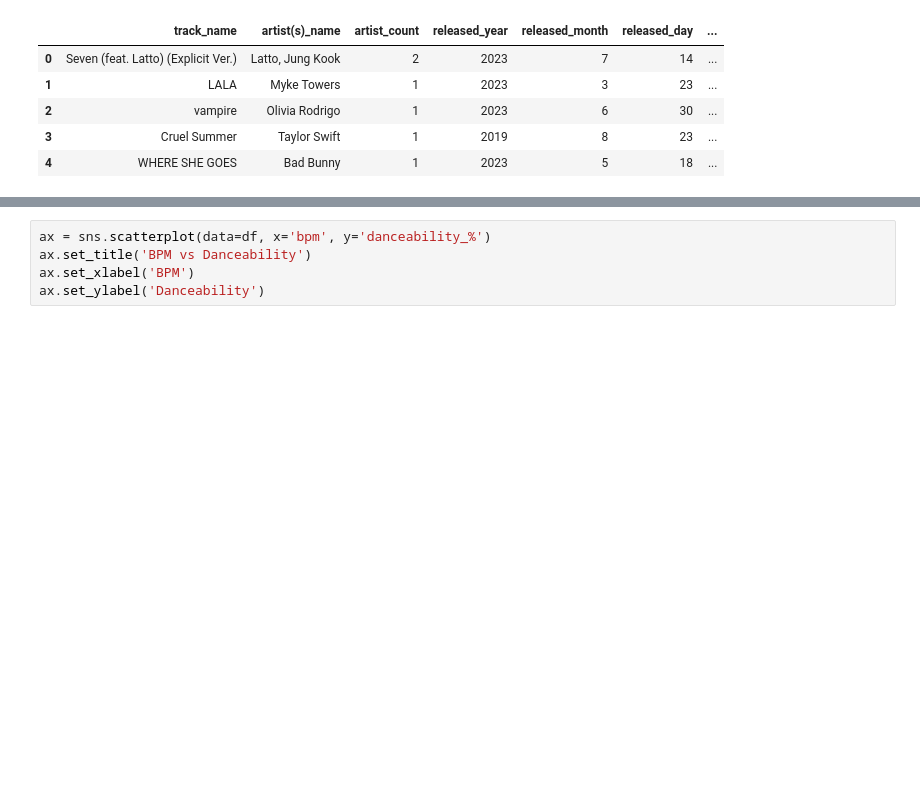
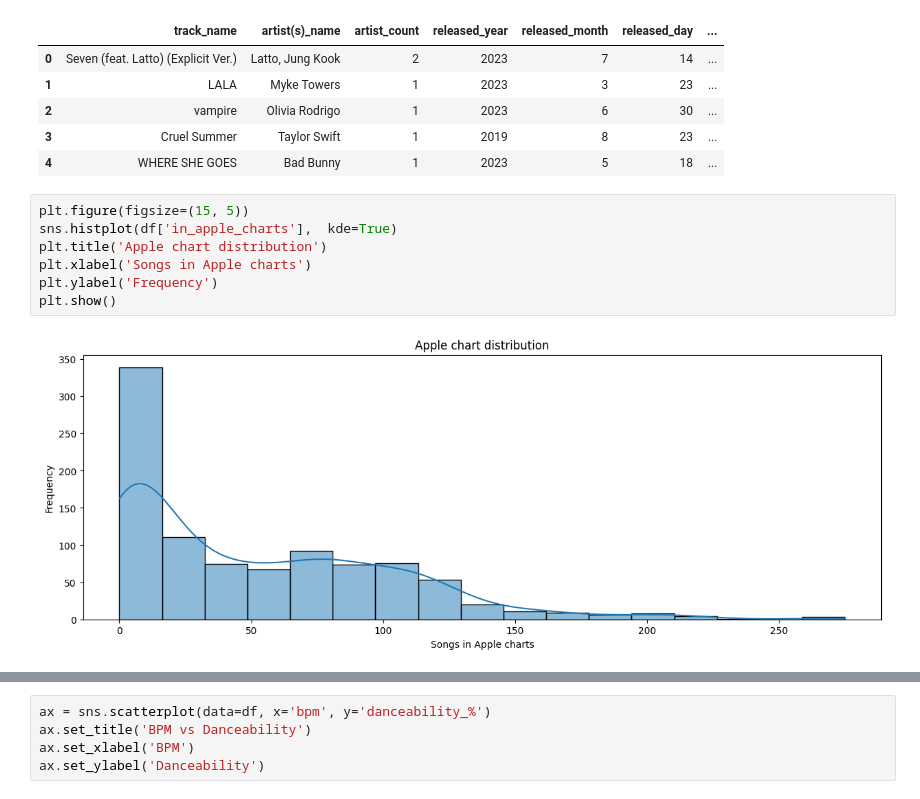
Before and after one commit to bez2662/Spotify_visualization, a Jupyter notebook: spotify.ipynb, the cells around one changed output, grey strips where cells are left out. Drawn from its saved outputs; the diff is of its cells as text; blank space fills up the shorter version.

```diff
--- a/spotify.ipynb
+++ b/spotify.ipynb
@@ -63,3 +70,12 @@ df.head()
 | 2 | vampire | Olivia Rodrigo | 1 | 2023 | 6 | 30 | ... |
 | 3 | Cruel Summer | Taylor Swift | 1 | 2019 | 8 | 23 | ... |
 | 4 | WHERE SHE GOES | Bad Bunny | 1 | 2023 | 5 | 18 | ... |
+# %%
+plt.figure(figsize=(15, 5))
+sns.histplot(df['in_apple_charts'],  kde=True)
+plt.title('Apple chart distribution')
+plt.xlabel('Songs in Apple charts')
+plt.ylabel('Frequency')
+plt.show()
+# %% [output]
+[figure, added]
```
Also changed, not shown: parts of 5 cells of this notebook.
